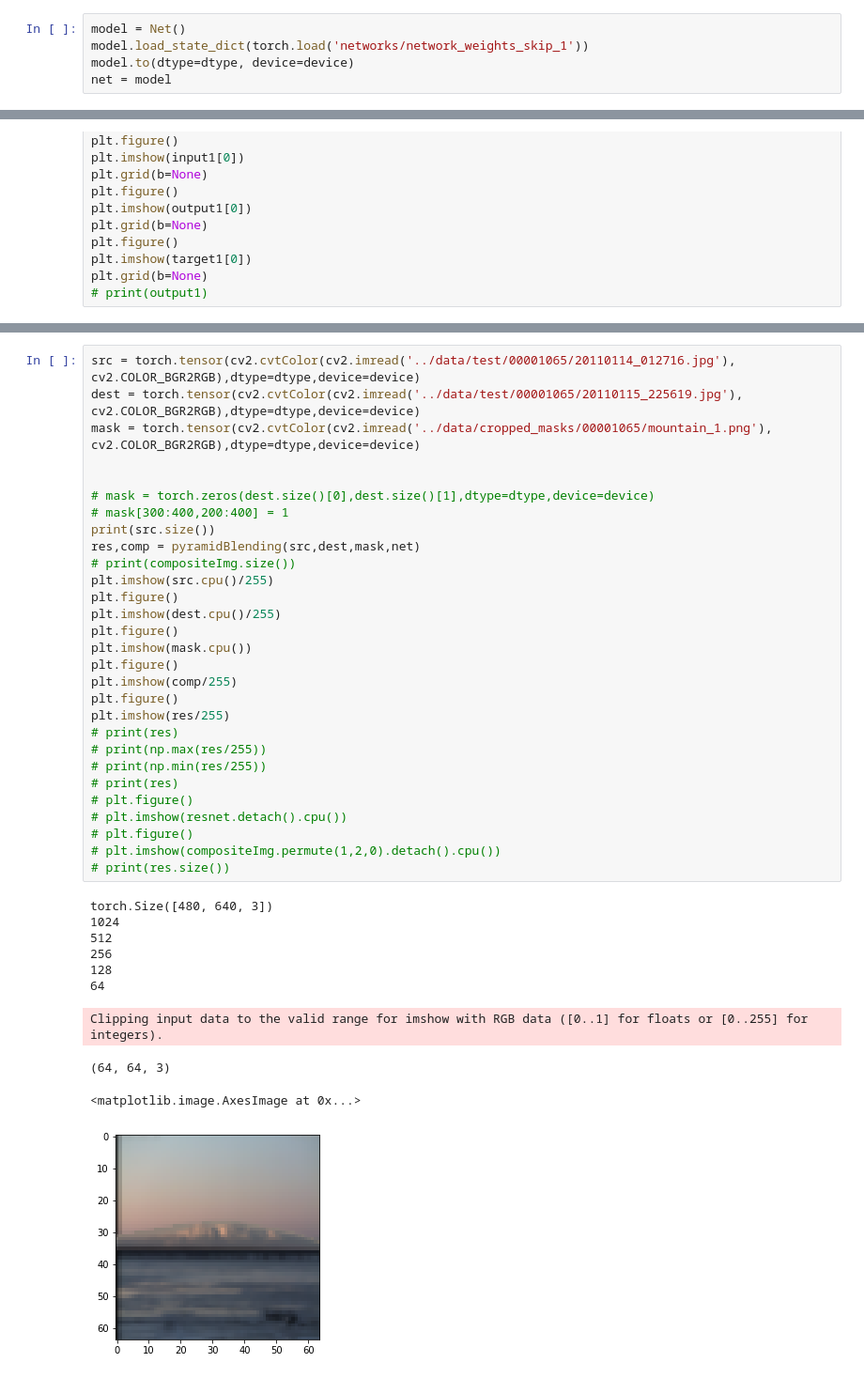
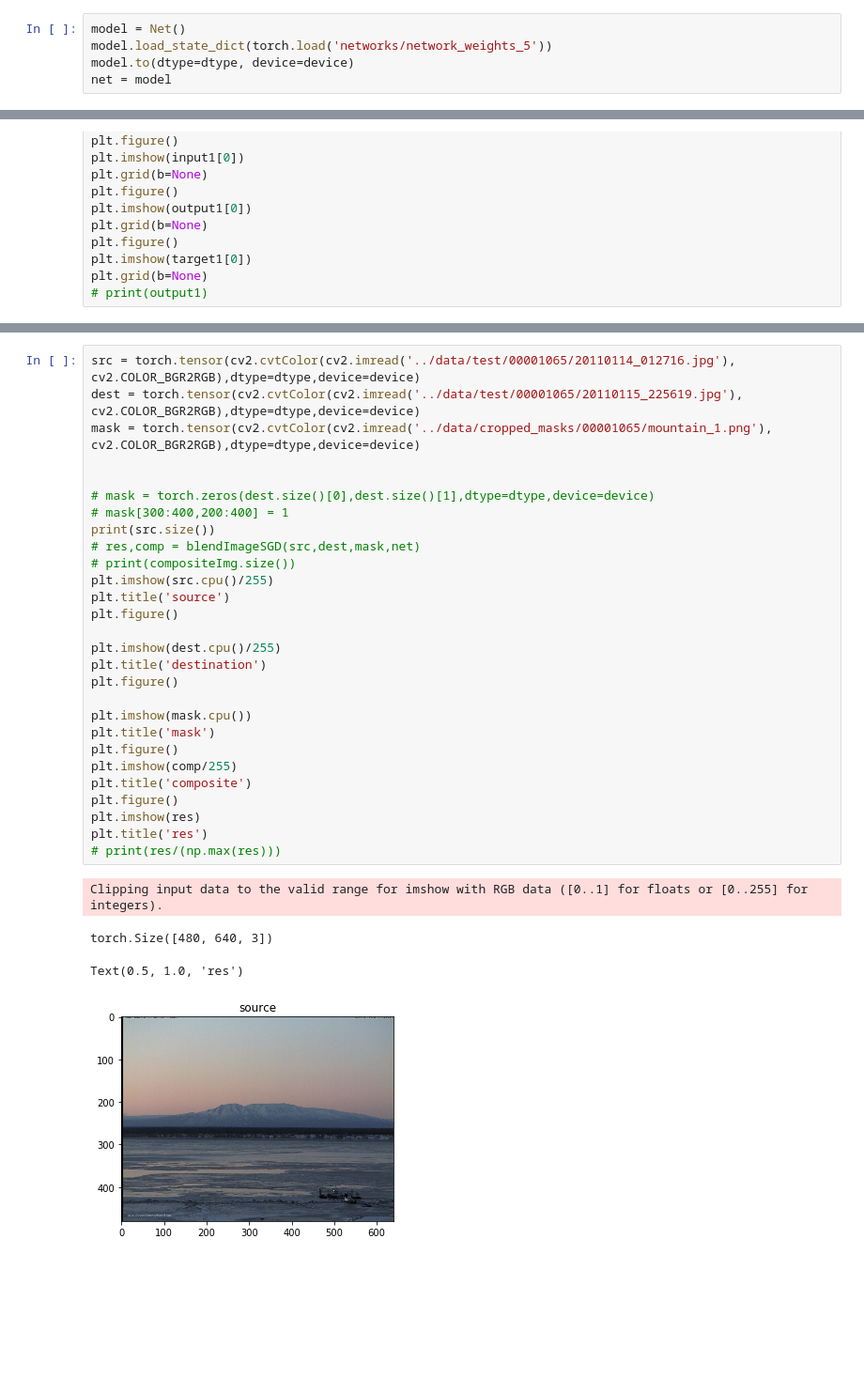
Before and after one commit to msinghal34/Image-Blending-using-GP-GANs, a Jupyter notebook: src/ImgaeBlending.ipynb, the cells around one changed output, grey strips where cells are left out. Shown at 94% size. Cells and saved outputs as stored; diff of their text form; blank space fills up the shorter version.

```diff
--- a/src/ImgaeBlending.ipynb
+++ b/src/ImgaeBlending.ipynb
@@ -260,6 +260,6 @@ torch.save(net.state_dict(), 'network_weights_1')
 # %%
 model = Net()
-model.load_state_dict(torch.load('networks/network_weights_skip_1'))
+model.load_state_dict(torch.load('networks/network_weights_5'))
 model.to(dtype=dtype, device=device)
 net = model
 # %%
@@ -680,40 +600,33 @@ def blendImageGP(src,dest,mask,net):
 # %%
 src = torch.tensor(cv2.cvtColor(cv2.imread('../data/test/00001065/20110114_012716.jpg'), cv2.COLOR_BGR2RGB),dtype=dtype,device=device)
 dest = torch.tensor(cv2.cvtColor(cv2.imread('../data/test/00001065/20110115_225619.jpg'), cv2.COLOR_BGR2RGB),dtype=dtype,device=device)
 mask = torch.tensor(cv2.cvtColor(cv2.imread('../data/cropped_masks/00001065/mountain_1.png'), cv2.COLOR_BGR2RGB),dtype=dtype,device=device)
 
 
 # mask = torch.zeros(dest.size()[0],dest.size()[1],dtype=dtype,device=device)
 # mask[300:400,200:400] = 1
 print(src.size())
-res,comp = pyramidBlending(src,dest,mask,net)
+# res,comp = blendImageSGD(src,dest,mask,net)
 # print(compositeImg.size())
 plt.imshow(src.cpu()/255)
+plt.title('source')
 plt.figure()
+
 plt.imshow(dest.cpu()/255)
+plt.title('destination')
 plt.figure()
+
 plt.imshow(mask.cpu())
+plt.title('mask')
 plt.figure()
 plt.imshow(comp/255)
+plt.title('composite')
 plt.figure()
-plt.imshow(res/255)
-# print(res)
-# print(np.max(res/255))
-# print(np.min(res/255))
-# print(res)
-# plt.figure()
-# plt.imshow(resnet.detach().cpu())
-# plt.figure()
-# plt.imshow(compositeImg.permute(1,2,0).detach().cpu())
-# print(res.size())
+plt.imshow(res)
+plt.title('res')
+# print(res/(np.max(res)))
 # %% [output]
-torch.Size([480, 640, 3])
-1024
-512
-256
-128
-64
+Clipping input data to the valid range for imshow with RGB data ([0..1] for floats or [0..255] for integers).
-Clipping input data to the valid range for imshow with RGB data ([0..1] for floats or [0..255] for integers).
+torch.Size([480, 640, 3])
-(64, 64, 3)
+Text(0.5, 1.0, 'res')
-<matplotlib.image.AxesImage at 0x...>
-[figure, old version]
+[figure, new version]
```
Also changed, not shown: parts of 14 cells of this notebook, 2 other files.
